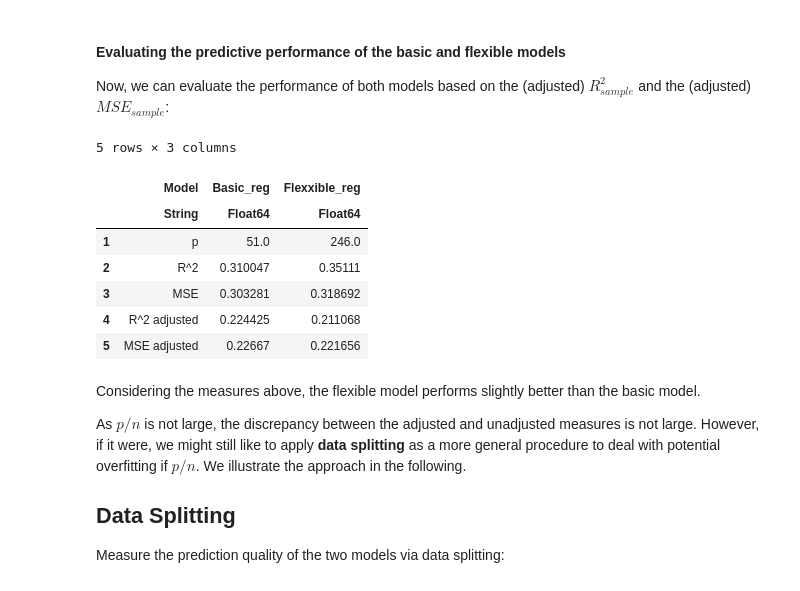
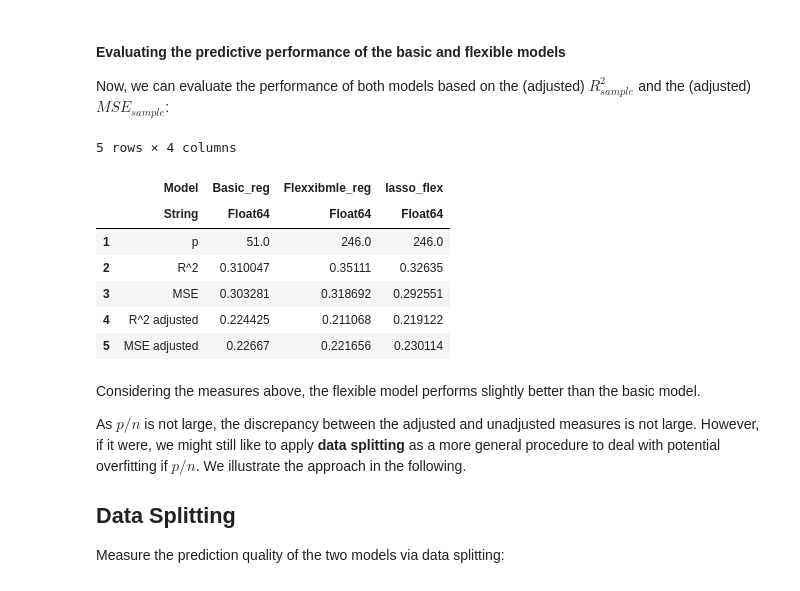
Before and after one commit to alexanderquispe/14.38_Causal_ML, a Jupyter notebook: Julia_Notebooks/02_PM1_Notebook1_Prediction_newdata.ipynb, the cells around one changed output. Drawn from its saved outputs; the diff is of its cells as text; code cells hidden in the pictures.

```diff
--- a/Julia_Notebooks/02_PM1_Notebook1_Prediction_newdata.ipynb
+++ b/Julia_Notebooks/02_PM1_Notebook1_Prediction_newdata.ipynb
@@ -203,32 +200,44 @@ Now, we can evaluate the performance of both models based on the (adjusted) $R^2
 # %%
 # lasso_model, basic_results, regflex
 n_data = size(data)[1]
 
-function ref_bsc(model, n = n_data)
-    p = length(coef(model))
-    r_2 = r2(model)
-    adj_r2 = adjr2(model)
+function ref_bsc(model, lasso = false, n = n_data)
+     if lasso
+        p = length(coef(model))
+        y_hat = predict(model)
+        y_r = data.lwage
+        r_2 = 1 - sum((y_r .- y_hat).^2)  / sum((y_r .- mean(y_r)).^2)
+        adj_r2 = 1 - (1 - r_2) * ((n - 1) / (n - p - 1))
+    else
+        p = length(coef(model))
+        r_2 = r2(model)
+        adj_r2 = adjr2(model)
+    end
+
     mse = mean(residuals(model).^2)
     mse_adj = (n / (n - p)) * mse
+
     ref = [p, r_2, adj_r2, mse, mse_adj]
+
     return ref
+
 end
 
-ref_bsc(basic_results)
 DataFrame(
     Model = ["p", "R^2", "MSE", "R^2 adjusted", "MSE adjusted"],
     Basic_reg = ref_bsc(basic_results),
-    Flexxible_reg = ref_bsc(regflex)
+    Flexxibmle_reg = ref_bsc(regflex),
+    lasso_flex = ref_bsc(lasso_model, true)
 )
 # %% [output]
-5 rows × 3 columns
+5 rows × 4 columns
-|  | Model | Basic_reg | Flexxible_reg |
-|  | String | Float64 | Float64 |
-| 1 | p | 51.0 | 246.0 |
-| 2 | R^2 | 0.310047 | 0.35111 |
-| 3 | MSE | 0.303281 | 0.318692 |
-| 4 | R^2 adjusted | 0.224425 | 0.211068 |
-| 5 | MSE adjusted | 0.22667 | 0.221656 |
+|  | Model | Basic_reg | Flexxibmle_reg | lasso_flex |
+|  | String | Float64 | Float64 | Float64 |
+| 1 | p | 51.0 | 246.0 | 246.0 |
+| 2 | R^2 | 0.310047 | 0.35111 | 0.32635 |
+| 3 | MSE | 0.303281 | 0.318692 | 0.292551 |
+| 4 | R^2 adjusted | 0.224425 | 0.211068 | 0.219122 |
+| 5 | MSE adjusted | 0.22667 | 0.221656 | 0.230114 |
 # %% [markdown]
 Considering the measures above, the flexible model performs slightly better than the basic model.
 
```
Also changed, not shown: parts of 11 cells of this notebook.
